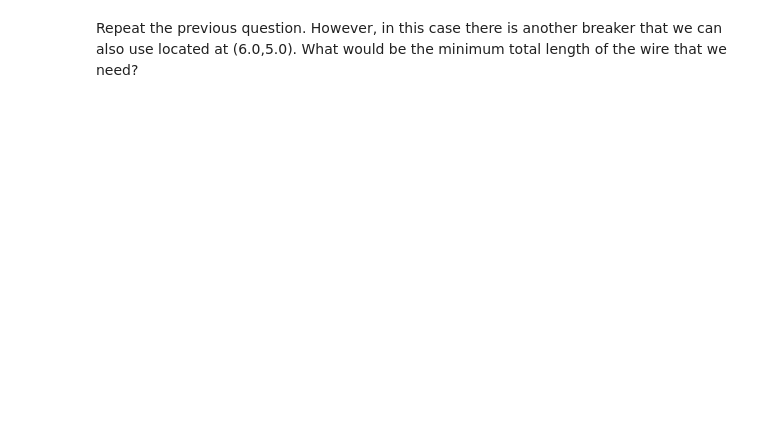
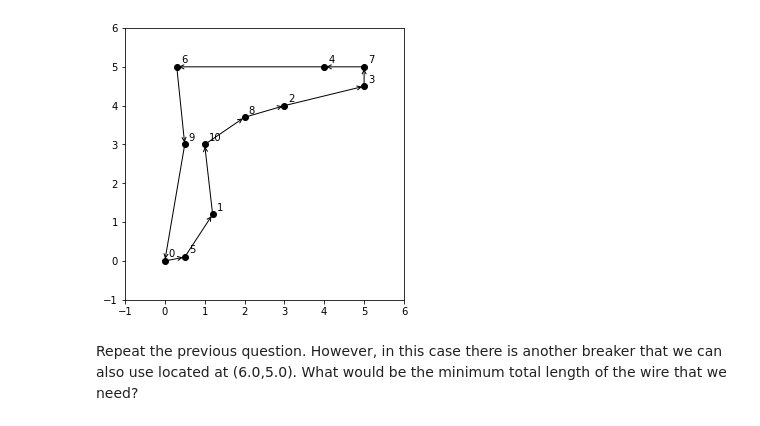
Before and after one commit to Panichito/QTFT-MO-Quizzes, a Jupyter notebook: Module6_assignment1.ipynb, the cells around one changed output. Cells and saved outputs as stored; diff of their text form; code cells hidden in the pictures; blank space fills up the shorter version.

```diff
--- a/Module6_assignment1.ipynb
+++ b/Module6_assignment1.ipynb
@@ -52,0 +74,13 @@ plt.show()
+# %%
+# constraint
+for i in range(len(light_bulb_locations)):
+    model+=lpSum(x[i, j] for j in range(len(light_bulb_locations)) if i!=j)>=1
+    model+=lpSum(x[j, i] for j in range(len(light_bulb_locations)) if i!=j)>=1
+
+for i in range(len(light_bulb_locations)):
+    for j in range(len(light_bulb_locations)):
+        if i!=j and (i!=0 and j!=0):
+            model+=u[j]-u[i]>=1-(len(light_bulb_locations)-1)*(1-x[i, j])
+# %%
+# objective function
+model+=lpSum(x[i, j]*d[i][j] for i in range(len(light_bulb_locations)) for j in range(len(light_bulb_locations)) if i!=j)
@@ -52,0 +112,13 @@ plt.show()
+# %%
+from ast import literal_eval as make_tuple
+
+wiring=[]
+for var in model.variables():
+    if var.name[0] == 'x' and var.value() == 1:
+        print(var.name, var.value())
+        a=var.name.replace('_', '')
+        wiring.append(make_tuple(a[1:]))
+    elif var.name[0] == 'u':
+        print(var.name, var.value())
+
+wiring
@@ -53,2 +154,22 @@ plt.show()
+# %%
+plt.figure(figsize=(5, 5))
+
+# draw problem state
+for i, value in enumerate(light_bulb_locations):
+    plt.scatter(value[0], value[1], c='black')
+    plt.text(value[0]+0.1, value[1]+0.1, f'{i}')
+
+plt.xlim([-1, 6])
+plt.ylim([-1, 6])
+
+### might be useful for drawing lines connecting dots
+
+arrowprops=dict(arrowstyle='->')
+for i, j in wiring:
+    plt.annotate('', xy=[light_bulb_locations[j][0], light_bulb_locations[j][1]], xytext=[light_bulb_locations[i][0], light_bulb_locations[i][1]], arrowprops=arrowprops)
+
+plt.show()
+# %% [output]
+[figure, added]
 # %% [markdown]
 Repeat the previous question. However, in this case there is another breaker that we can also use located at (6.0,5.0). What would be the minimum total length of the wire that we need?
```
Also changed, not shown: parts of 8 cells of this notebook.
